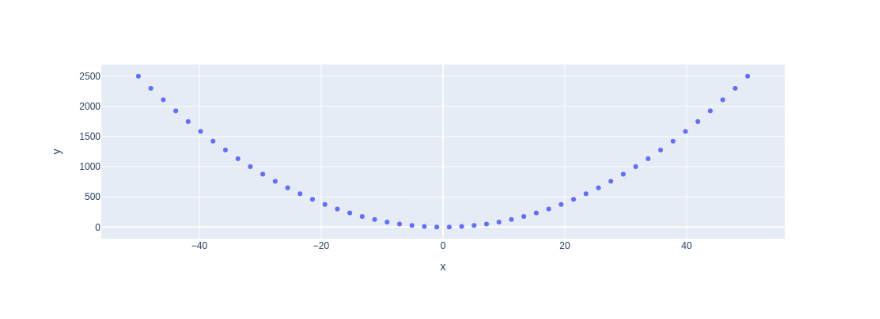
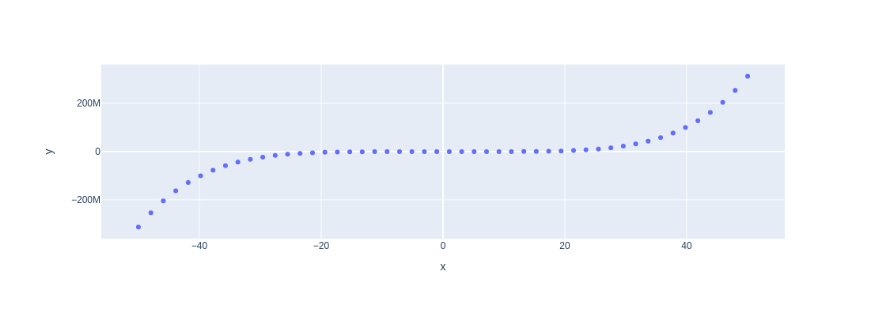
Before and after one commit to abdulrahmansamy/my-notebooks-repo, a Jupyter notebook: experiment1.ipynb, the cells around one changed output. Saved outputs shown, nothing was run; the diff lists cells and outputs as text; code cells hidden in the pictures.

```diff
--- a/experiment1.ipynb
+++ b/experiment1.ipynb
@@ -6,7 +6,7 @@ import plotly.express as px
 x = np.linspace(start=-50, stop=50)
 
 # y-axis data points
-y = x ** 2
+y = x ** 5
 
 # define the plot
 fig = px.scatter(x=x, y=y)
@@ -17 +16 @@ fig.show()
-[figure, old version]
+[figure, new version]
```
Also changed, not shown: parts of 1 cell of this notebook.
